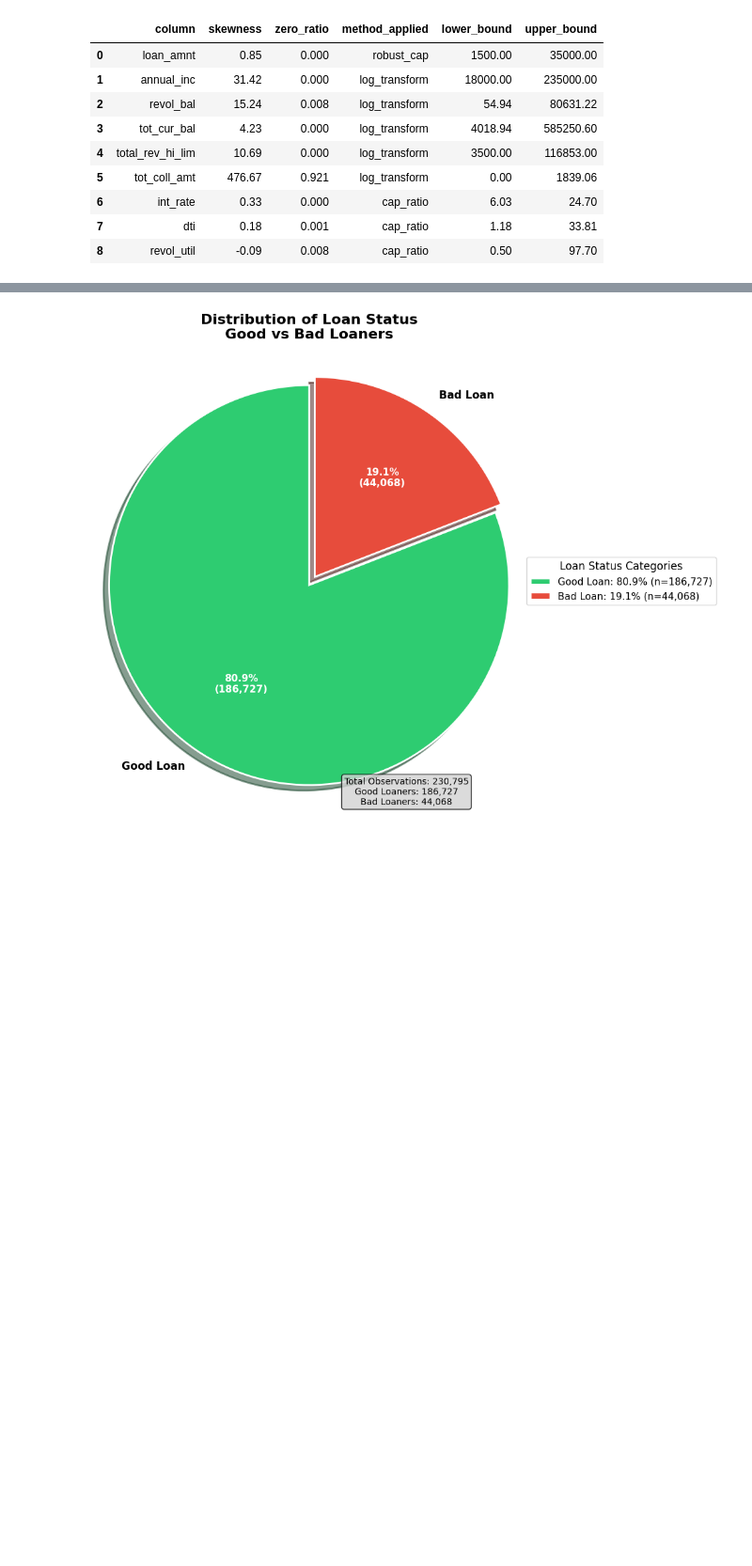
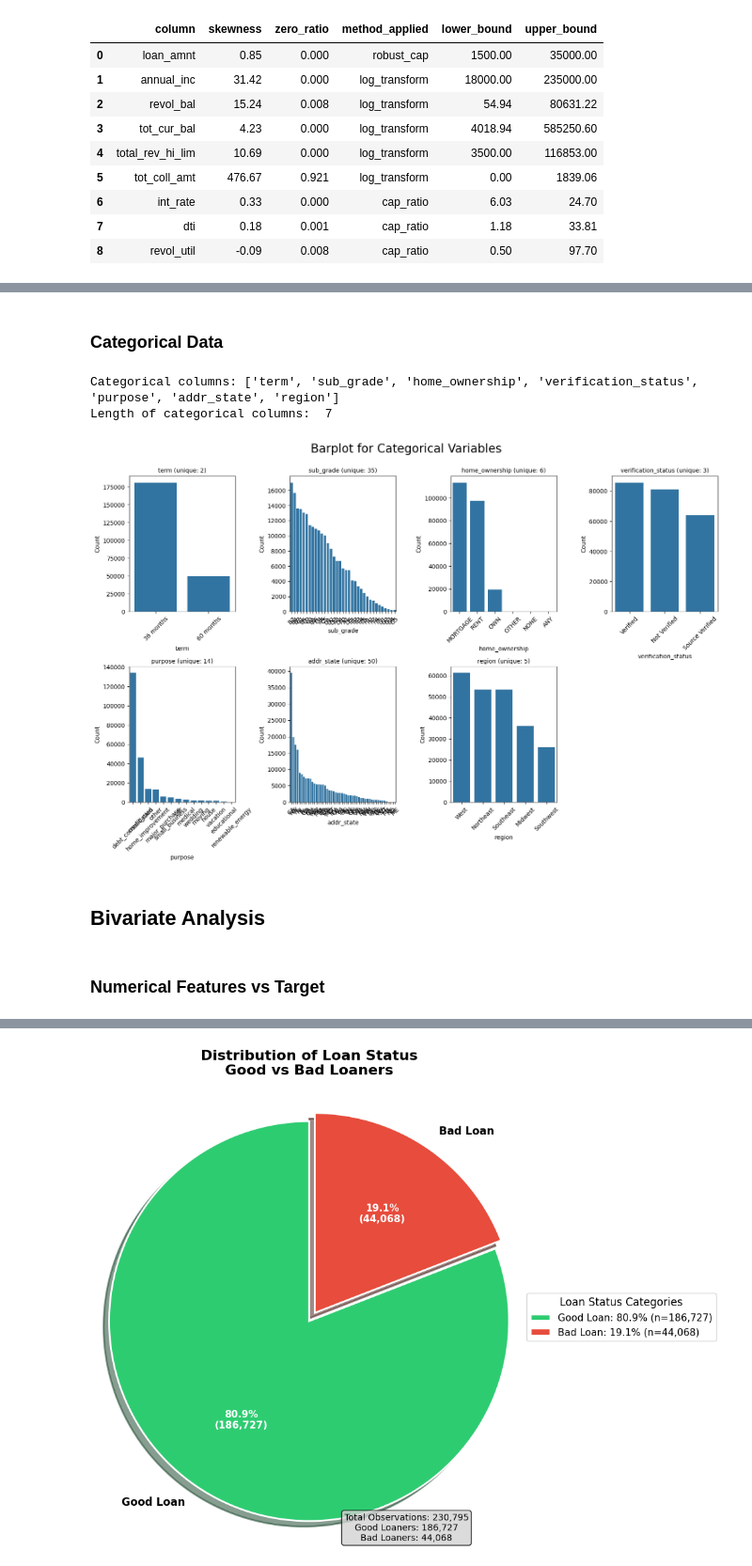
Before and after one commit to RevanzaIfannyA/lending-club-credit-risk-modeling, a Jupyter notebook: LC notebook.ipynb, the cells around one changed output, grey strips where cells are left out. Shown at 94% size. Saved outputs shown, nothing was run; the diff lists cells and outputs as text; code cells hidden in the pictures; blank space fills up the shorter version.

```diff
--- a/LC notebook.ipynb
+++ b/LC notebook.ipynb
@@ -289,5 +329,5 @@ df_raw["earliest_cr_line"] = df_raw["earliest_cr_line"].apply(parse_earliest_cr_
 # %%
-df_raw["issue_d"] = df_raw["issue_d"].apply(parse_earliest_cr_line)
+df_raw["issue_d"] = df_raw["issue_d"].apply(date_parse)
 # %%
 (df_raw["earliest_cr_line"] > df_raw["issue_d"]).sum()
 # %% [output]
@@ -721,13 +750,14 @@ time_since_cols = [
 CAP_MONTHS = 36
 # %%
 for col in time_since_cols:
+    # 1. Tandai outlier dari data asli
+    df[f"{col}_outlier"] = (df[col] > CAP_MONTHS).astype("Int64")
+
+    # 2. Baru lakukan capping
     df[col] = df[col].where(
         (df[col] == 0) | (df[col] <= CAP_MONTHS),
         CAP_MONTHS
     )
-# %%
-for col in time_since_cols:
-    df[f"{col}_outlier"] = (df[col] == CAP_MONTHS).astype("Int64")
 # %%
 def handle_outlier_column(
     df: pd.DataFrame,
@@ -853,0 +1048,10 @@ memory usage: 100.1+ MB
+# %% [markdown]
+### Categorical Data
+# %%
+categorical_cols = df.select_dtypes(include=["object", "category", "bool"]).columns.tolist()
+
+print("Categorical columns:", categorical_cols)
+print("Length of categorical columns: ", len(categorical_cols))
+# %% [output]
+Categorical columns: ['term', 'sub_grade', 'home_ownership', 'verification_status', 'purpose', 'addr_state', 'region']
+Length of categorical columns:  7
@@ -853,0 +1107,15 @@ memory usage: 100.1+ MB
+# %%
+categorical_cols = df.select_dtypes(include='object').columns.tolist()
+# %%
+categorical_barplot_visual(
+    data=df,
+    columns=categorical_cols,
+    n_row=2,
+    n_col=4
+)
+# %% [output]
+[figure, added]
+# %% [markdown]
+## Bivariate Analysis
+# %% [markdown]
+### Numerical Features vs Target
```
Also changed, not shown: parts of 93 cells of this notebook, 1 other file.
